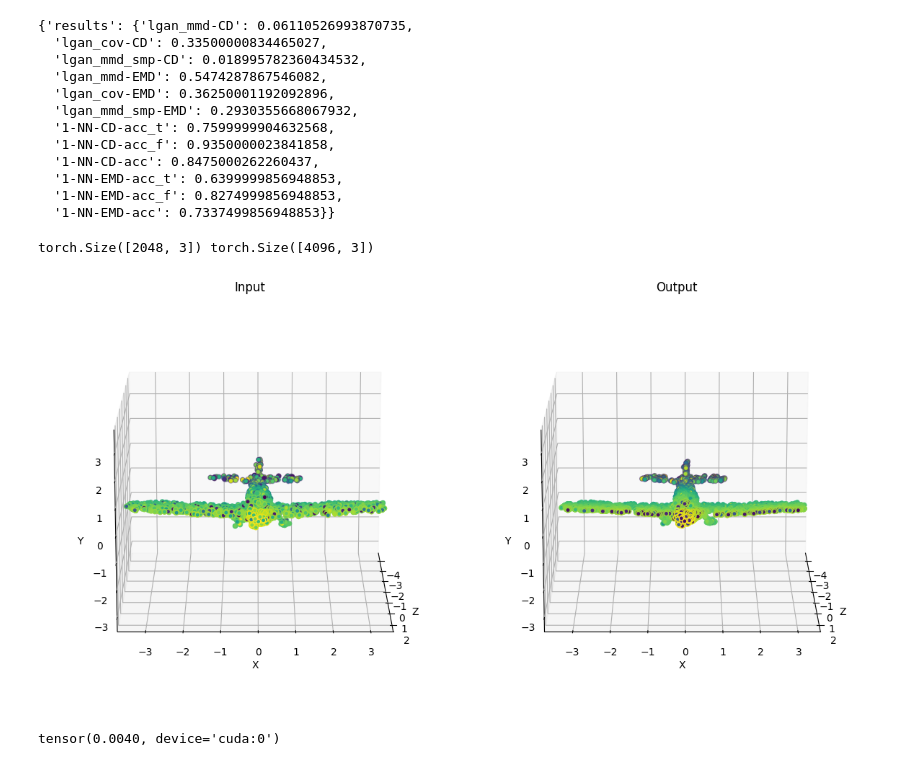
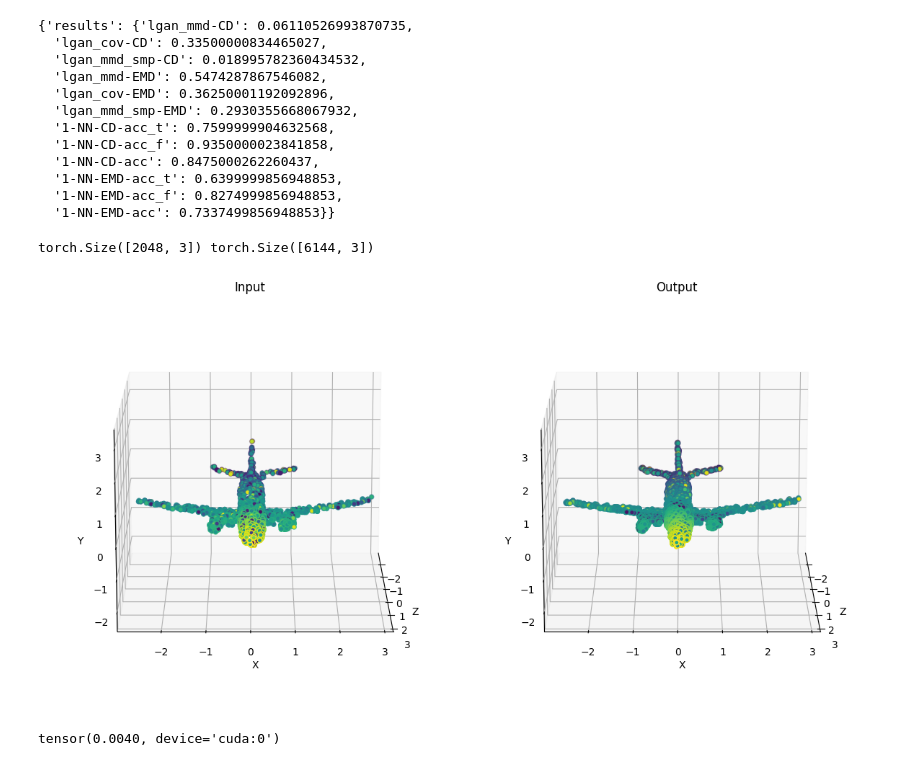
Before and after one commit to kristiyansakalyan/coarse-to-fine-shapes, a Jupyter notebook: train_PVCNN_Upsample-Noise-Global-Chair-Attention-Upsampler-Patch-Based-Airplane.ipynb, the cells around one changed output. Cells and saved outputs as stored; diff of their text form; code cells hidden in the pictures.

```diff
--- a/train_PVCNN_Upsample-Noise-Global-Chair-Attention-Upsampler-Patch-Based-Airplane.ipynb
+++ b/train_PVCNN_Upsample-Noise-Global-Chair-Attention-Upsampler-Patch-Based-Airplane.ipynb
@@ -620,15 +620,15 @@ airplane_6k = {
     "1-NN-EMD-acc": 0.02250000089406967,
 }
 # %%
-INDEX = 0
+INDEX = 49
 input_pc = pvd_output_pcs[INDEX, ...].detach()
 output_pc = output_pcs[INDEX, ...].detach()
 print(input_pc.shape, output_pc.shape)
 
 fig = visualize_pointcloud_eval(input_pc, output_pc, "Input", "Output")
 # %% [output]
-torch.Size([2048, 3]) torch.Size([4096, 3])
+torch.Size([2048, 3]) torch.Size([6144, 3])
-[figure, old version]
+[figure, new version]
 # %%
 chamfer_distance(input_pc.unsqueeze(0), output_pc.unsqueeze(0))
 # %% [output]
```
Also changed, not shown: parts of 3 cells of this notebook, 6 other files.
